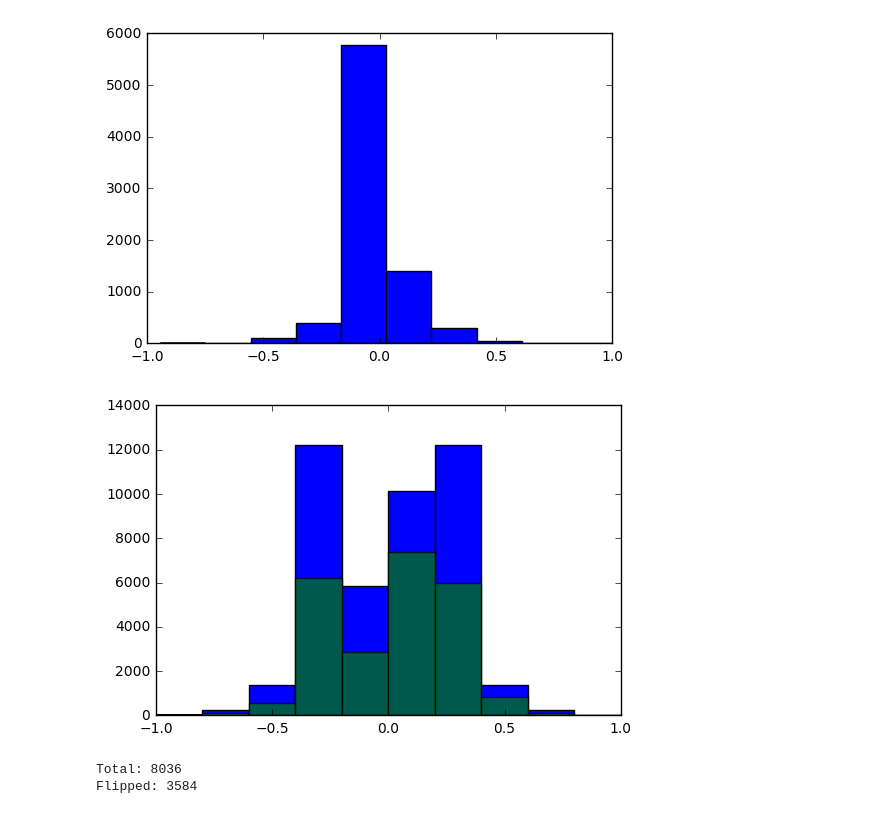
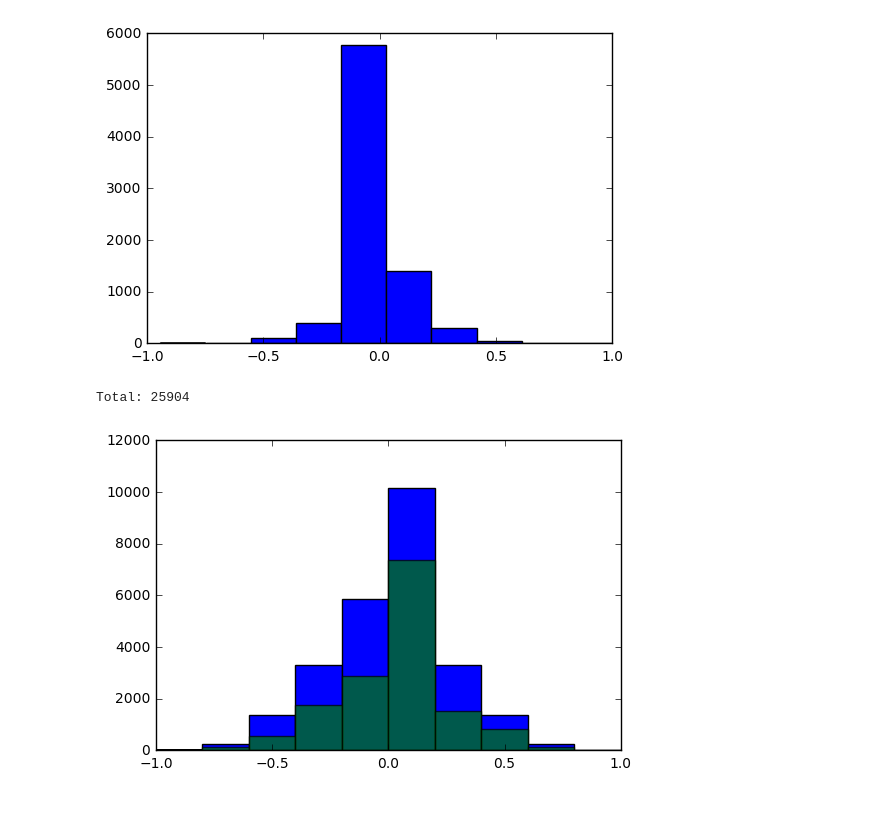
Before and after one commit to vfcosta/CarND-Behavioral-Cloning, a Jupyter notebook: exploration.ipynb, the cells around one changed output. Cells and saved outputs as stored; diff of their text form; code cells hidden in the pictures.

```diff
--- a/exploration.ipynb
+++ b/exploration.ipynb
@@ -34,22 +34,19 @@ plt.hist(driving_log['steering'], bins = 10);
 [figure]
 # %%
 center_steering = driving_log['steering']
-right_steering = driving_log['steering'] - 0.25
-left_steering = driving_log['steering'] + 0.25
+right_steering = driving_log[abs(driving_log['steering'])>0.01]['steering'] - 0.25
+left_steering = driving_log[abs(driving_log['steering'])>0.01]['steering'] + 0.25
 all_steering = pd.concat([center_steering, right_steering, left_steering])
 
 flipped_steering = all_steering[abs(all_steering)>0.01] * -1
+total_steering = pd.concat([all_steering, flipped_steering])
 
-plt.hist(pd.concat([all_steering, flipped_steering]), bins=np.arange(-1, 1 + 0.2, 0.2));
+plt.hist(total_steering, bins=np.arange(-1, 1 + 0.2, 0.2));
 plt.hist(all_steering, alpha=0.7, bins=np.arange(-1, 1 + 0.2, 0.2));
+print("Total:", len(total_steering))
 # %% [output]
+Total: 25904
-[figure, old version]
+[figure, new version]
-# %%
-print("Total:", len(driving_log['steering']))
-print("Flipped:", len(driving_log[abs(driving_log['steering'])>0.01]))
-# %% [output]
-Total: 8036
-Flipped: 3584
 # %%
 # Load model
 with open("model.json", 'r') as jfile:
```
Also changed, not shown: parts of 1 cell of this notebook, 3 other files.
